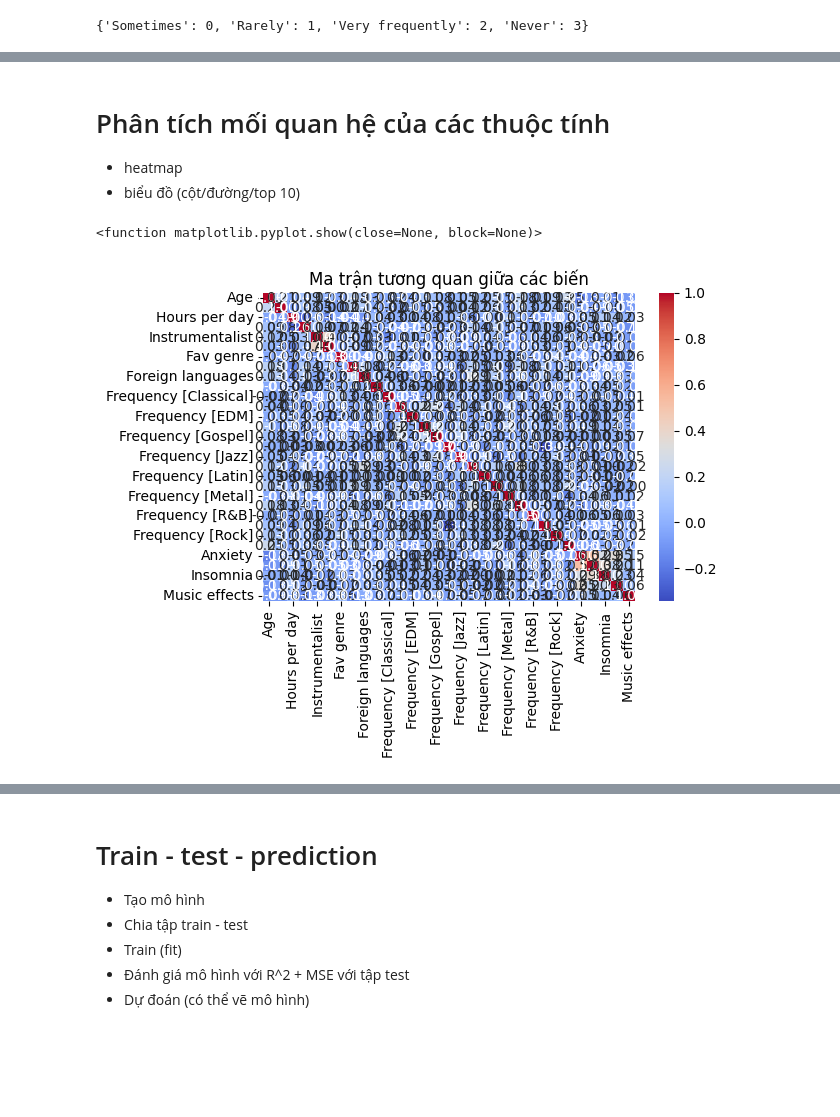
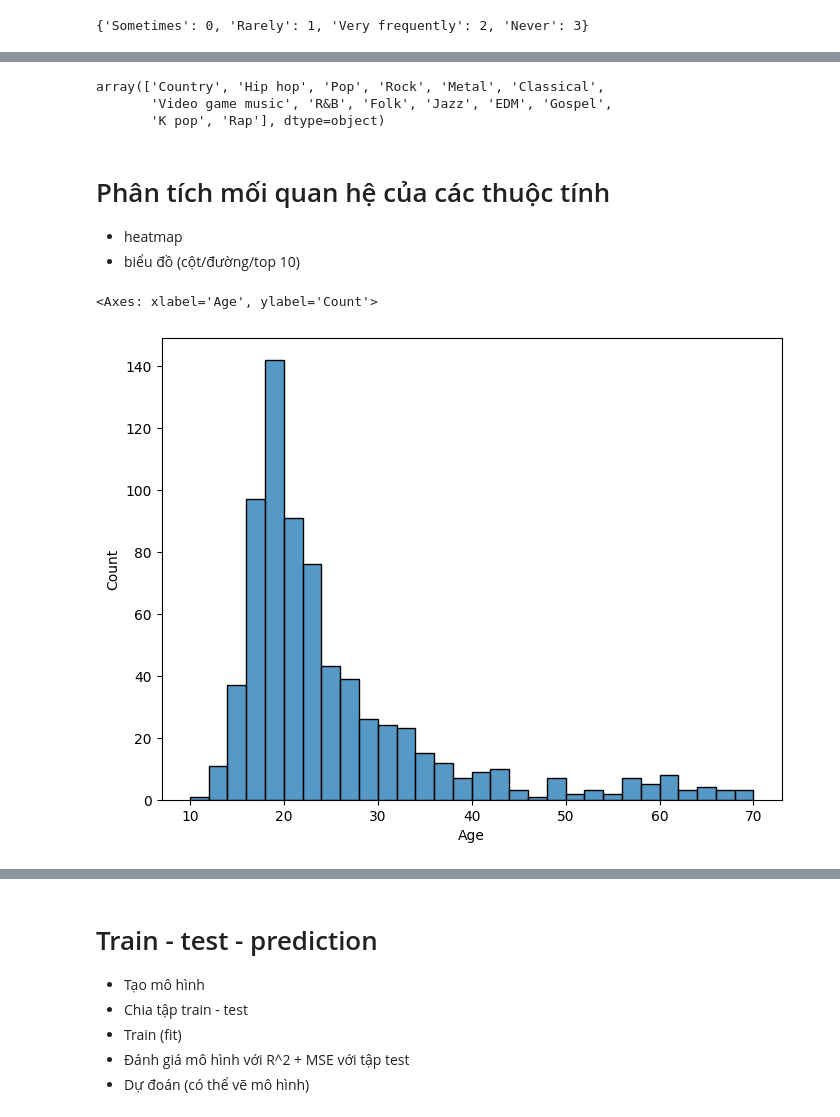
Before and after one commit to HuyNhatbel/CSA_SPCK, a Jupyter notebook: Phantich.ipynb, the cells around one changed output, grey strips where cells are left out. Cells and saved outputs as stored; diff of their text form; code cells hidden in the pictures; blank space fills up the shorter version.

```diff
--- a/Phantich.ipynb
+++ b/Phantich.ipynb
@@ -300,0 +324,6 @@ df
+# %%
+miss_bpm['Fav genre'].unique()
+# %% [output]
+array(['Country', 'Hip hop', 'Pop', 'Rock', 'Metal', 'Classical',
+       'Video game music', 'R&B', 'Folk', 'Jazz', 'EDM', 'Gospel',
+       'K pop', 'Rap'], dtype=object)
@@ -302,11 +338,9 @@ df
 # Phân tích mối quan hệ của các thuộc tính
 - heatmap
 - biểu đồ (cột/đường/top 10)
-# %%
-plt.figure(figsize=(6,4))
-sb.heatmap(df.corr(), annot=True, cmap="coolwarm", fmt=".2f")
-plt.title("Ma trận tương quan giữa các biến")
-plt.show
-# %% [output]
-<function matplotlib.pyplot.show(close=None, block=None)>
-[figure, removed]
+# %%
+plt.figure(figsize=(8,6))
+sb.histplot(df['Age'])
+# %% [output]
+<Axes: xlabel='Age', ylabel='Count'>
+[figure, added]
```
Also changed, not shown: parts of 50 cells of this notebook.
